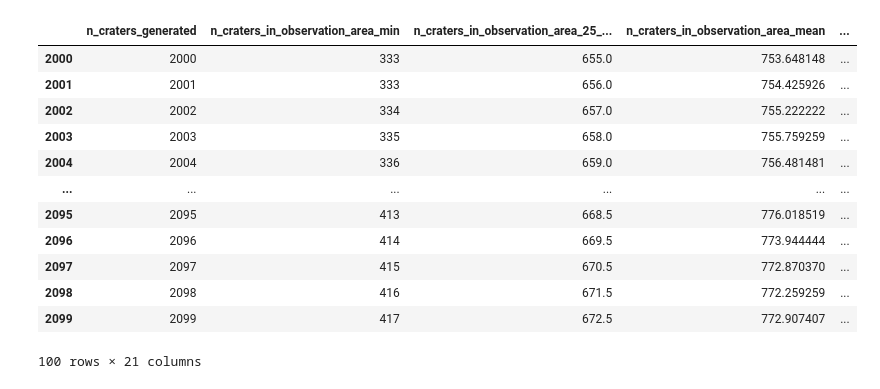
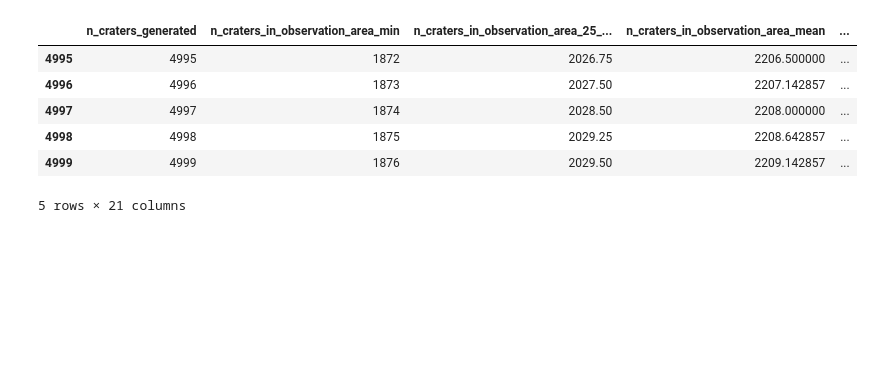
Before and after one commit to seanmason/saturation, a Jupyter notebook: notebooks/PlotStats.ipynb, the cells around one changed output. Saved outputs shown, nothing was run; the diff lists cells and outputs as text; code cells hidden in the pictures; blank space fills up the shorter version.

```diff
--- a/notebooks/PlotStats.ipynb
+++ b/notebooks/PlotStats.ipynb
@@ -73,8 +73,10 @@ def percentile(n):
 # %%
 base_path = '/home/mason/output/'
 filenames = [
-    f'{base_path}/sim_run_1_3_0.4_1.5_{x}.txt'
-    for x in range(35)
+    # f'{base_path}/sim_run_1_3_0.4_1.5_{x}.txt'
+    # for x in range(35)
+    f'{base_path}/sim_run_2_9_0.4_1.5_{x}.txt'
+    for x in range(28)
 ]
 
 sim_stats = []
@@ -142,8 +138,10 @@ plot_statistics(grouped)
 # %%
 base_path = '/home/mason/code/kirchoff_saturation/output/'
 filenames = [
-    f'{base_path}/run_-1.00_1.50_0.40_3.00_{x}_1.csv'
-    for x in range(1, 55)
+    # f'{base_path}/run_-1.00_1.50_0.40_3.00_{x}_1.csv'
+    # for x in range(1, 55)
+    f'{base_path}/run_-2.00_1.50_0.40_9.00_{x}_1.csv'
+    for x in range(1, 15)
 ]
 
 sim_stats = []
@@ -191,21 +189,15 @@ grouped = stats.groupby(['n_craters_generated']).agg(
 grouped.columns = col_names
 grouped.reset_index(inplace=True)
 # %%
-grouped[2000:2100]
+grouped.tail()
 # %% [output]
 |  | n_craters_generated | n_craters_in_observation_area_min | n_craters_in_observation_area_25_... | n_craters_in_observation_area_mean | ... |
-| 2000 | 2000 | 333 | 655.0 | 753.648148 | ... |
-| 2001 | 2001 | 333 | 656.0 | 754.425926 | ... |
-| 2002 | 2002 | 334 | 657.0 | 755.222222 | ... |
-| 2003 | 2003 | 335 | 658.0 | 755.759259 | ... |
-| 2004 | 2004 | 336 | 659.0 | 756.481481 | ... |
-| ... | ... | ... | ... | ... | ... |
-| 2095 | 2095 | 413 | 668.5 | 776.018519 | ... |
-| 2096 | 2096 | 414 | 669.5 | 773.944444 | ... |
-| 2097 | 2097 | 415 | 670.5 | 772.870370 | ... |
-| 2098 | 2098 | 416 | 671.5 | 772.259259 | ... |
-| 2099 | 2099 | 417 | 672.5 | 772.907407 | ... |
+| 4995 | 4995 | 1872 | 2026.75 | 2206.500000 | ... |
+| 4996 | 4996 | 1873 | 2027.50 | 2207.142857 | ... |
+| 4997 | 4997 | 1874 | 2028.50 | 2208.000000 | ... |
+| 4998 | 4998 | 1875 | 2029.25 | 2208.642857 | ... |
+| 4999 | 4999 | 1876 | 2029.50 | 2209.142857 | ... |
-100 rows × 21 columns
+5 rows × 21 columns
 # %%
 plot_statistics(grouped)
 # %% [output]
```
Also changed, not shown: parts of 3 cells of this notebook, 4 other files.
